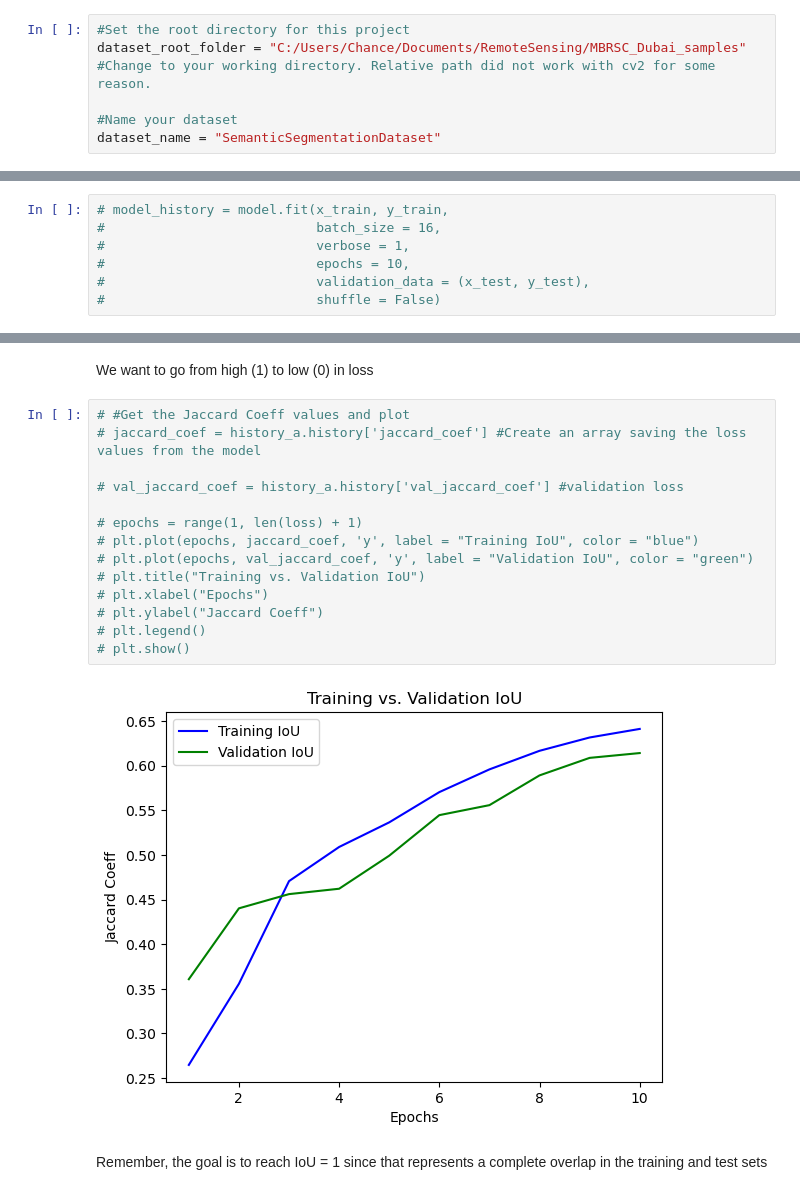
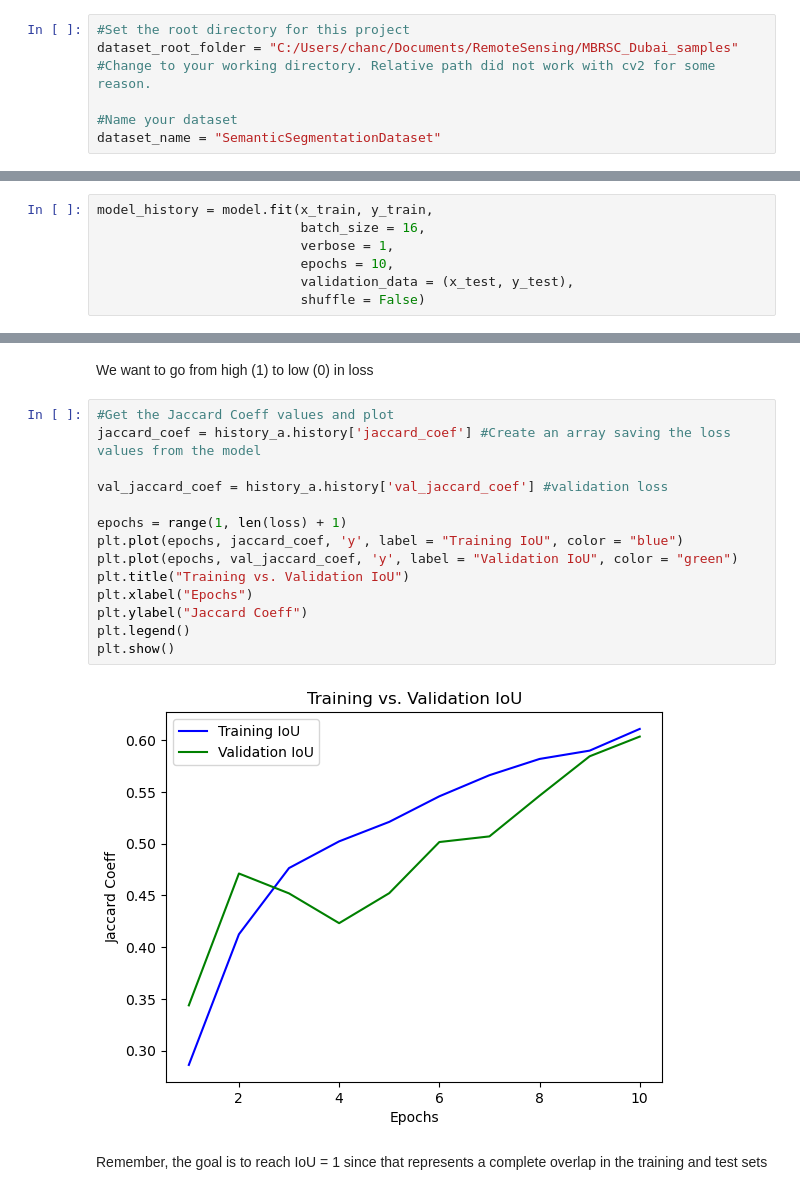
Before and after one commit to chancemusky/RemoteSensing, a Jupyter notebook: PythonSatelliteDeepLearningTutorial.ipynb, the cells around one changed output, grey strips where cells are left out. Saved outputs shown, nothing was run; the diff lists cells and outputs as text.

```diff
--- a/PythonSatelliteDeepLearningTutorial.ipynb
+++ b/PythonSatelliteDeepLearningTutorial.ipynb
@@ -49,7 +42,7 @@ import keras
 minmaxscaler = MinMaxScaler() #This needs to be at the top for some reason. I am not sure why, to be honest. It initially worked if you called it right before you used it?
 # %%
 #Set the root directory for this project
-dataset_root_folder = "C:/Users/Chance/Documents/RemoteSensing/MBRSC_Dubai_samples" #Change to your working directory. Relative path did not work with cv2 for some reason.
+dataset_root_folder = "C:/Users/chanc/Documents/RemoteSensing/MBRSC_Dubai_samples" #Change to your working directory. Relative path did not work with cv2 for some reason.
 
 #Name your dataset
 dataset_name = "SemanticSegmentationDataset"
@@ -671,9 +664,9 @@ ________________________________________________________________________________
 # %% [markdown]
 ### Small-scale Model Training
 # %%
-# model_history = model.fit(x_train, y_train,
-#                           batch_size = 16,
-#                           verbose = 1,
-#                           epochs = 10,
-#                           validation_data = (x_test, y_test),
-#                           shuffle = False)
+model_history = model.fit(x_train, y_train,
+                          batch_size = 16,
+                          verbose = 1,
+                          epochs = 10,
+                          validation_data = (x_test, y_test),
+                          shuffle = False)
@@ -701,21 +713,21 @@ NameError: name 'model_history' is not defined
 # %% [markdown]
 We want to go from high (1) to low (0) in loss
 # %%
-# #Get the Jaccard Coeff values and plot
-# jaccard_coef = history_a.history['jaccard_coef'] #Create an array saving the loss values from the model
+#Get the Jaccard Coeff values and plot
+jaccard_coef = history_a.history['jaccard_coef'] #Create an array saving the loss values from the model
 
-# val_jaccard_coef = history_a.history['val_jaccard_coef'] #validation loss
+val_jaccard_coef = history_a.history['val_jaccard_coef'] #validation loss
 
-# epochs = range(1, len(loss) + 1)
-# plt.plot(epochs, jaccard_coef, 'y', label = "Training IoU", color = "blue")
-# plt.plot(epochs, val_jaccard_coef, 'y', label = "Validation IoU", color = "green")
-# plt.title("Training vs. Validation IoU")
-# plt.xlabel("Epochs")
-# plt.ylabel("Jaccard Coeff")
-# plt.legend()
-# plt.show()
+epochs = range(1, len(loss) + 1)
+plt.plot(epochs, jaccard_coef, 'y', label = "Training IoU", color = "blue")
+plt.plot(epochs, val_jaccard_coef, 'y', label = "Validation IoU", color = "green")
+plt.title("Training vs. Validation IoU")
+plt.xlabel("Epochs")
+plt.ylabel("Jaccard Coeff")
+plt.legend()
+plt.show()
 # %% [output]
-[figure, old version]
+[figure, new version]
 # %% [markdown]
 Remember, the goal is to reach IoU = 1 since that represents a complete overlap in the training and test sets
 # %% [markdown]
```
Also changed, not shown: parts of 21 cells of this notebook, 2 other files.
